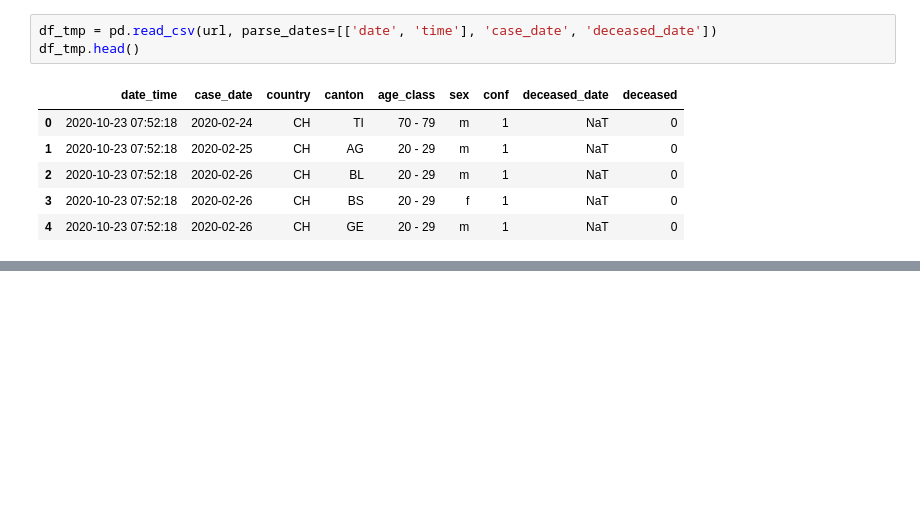
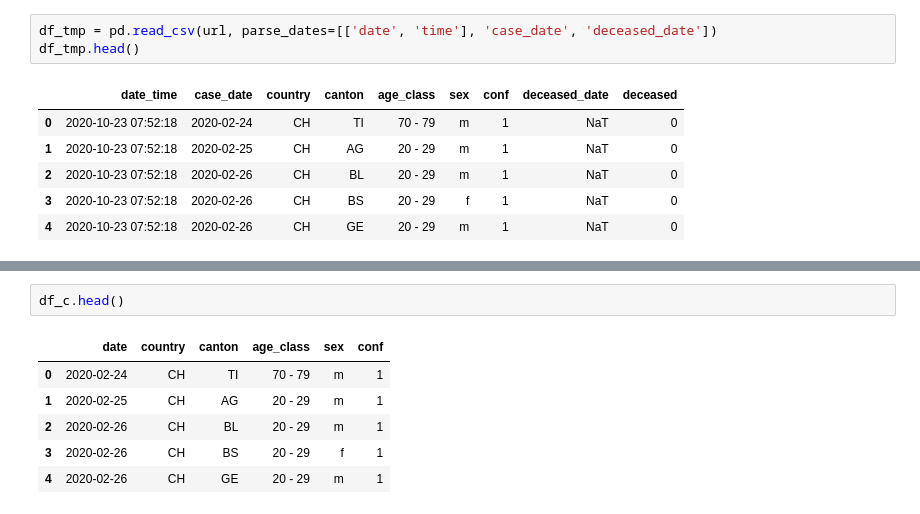
Before and after one commit to eandreas/covid-19_app, a Jupyter notebook: nbs/data_loader/bag/case_data.ipynb, the cells around one changed output, grey strips where cells are left out. Cells and saved outputs as stored; diff of their text form; blank space fills up the shorter version.

```diff
--- a/nbs/data_loader/bag/case_data.ipynb
+++ b/nbs/data_loader/bag/case_data.ipynb
@@ -132,0 +137,9 @@ df_tmp.head()
+# %%
+df_c.head()
+# %% [output]
+|  | date | country | canton | age_class | sex | conf |
+| 0 | 2020-02-24 | CH | TI | 70 - 79 | m | 1 |
+| 1 | 2020-02-25 | CH | AG | 20 - 29 | m | 1 |
+| 2 | 2020-02-26 | CH | BL | 20 - 29 | m | 1 |
+| 3 | 2020-02-26 | CH | BS | 20 - 29 | f | 1 |
+| 4 | 2020-02-26 | CH | GE | 20 - 29 | m | 1 |
```
Also changed, not shown: parts of 25 cells of this notebook.
